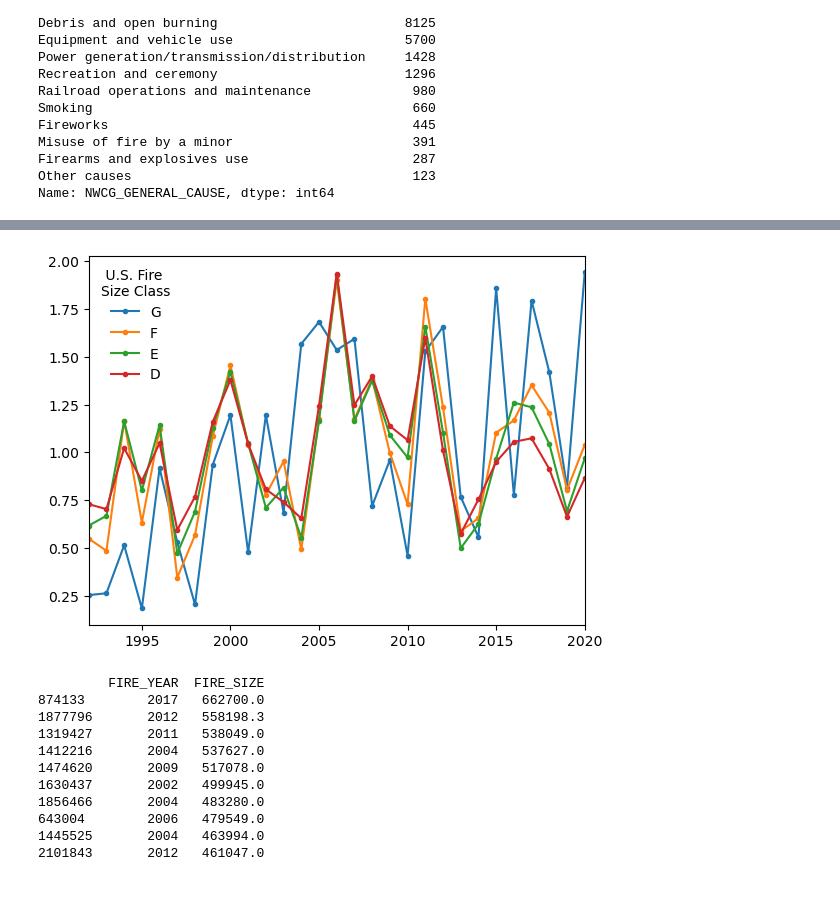
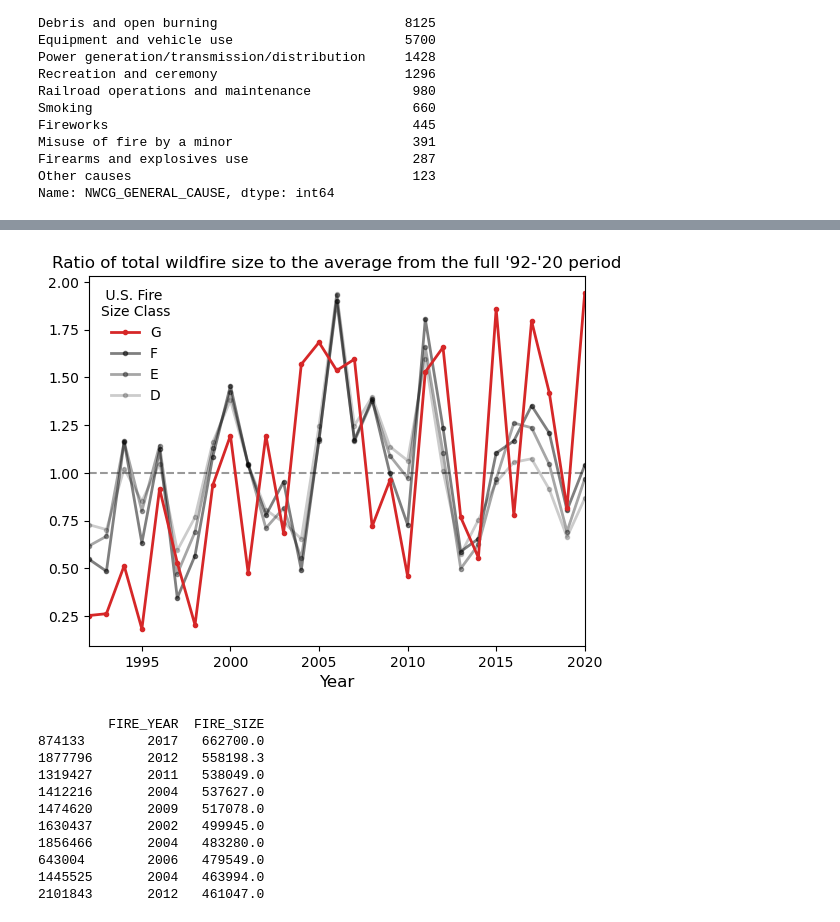
Before and after one commit to rucskajj/Data-Science-Projects, a Jupyter notebook: USWildfires00-20/US_Wildfires_Analysis.ipynb, the cells around one changed output, grey strips where cells are left out. Drawn from its saved outputs; the diff is of its cells as text; code cells hidden in the pictures; blank space fills up the shorter version.

```diff
--- a/USWildfires00-20/US_Wildfires_Analysis.ipynb
+++ b/USWildfires00-20/US_Wildfires_Analysis.ipynb
@@ -121,21 +165,31 @@ plot_firesize_overtime(med_all, mean_all, sum_all, cnt_all)
 # %%
 fig, ax = plt.subplots()
 
 size_classes = sorted(df_lrg['FIRE_SIZE_CLASS'].unique()) # sorted alphabetically
 
+alphas = [1.0,0.5,0.35,0.2]
+colours = ['C3', 'k', 'k', 'k']
+zorders = [1, 0, 0, 0]
+ai = 0
 for sc in np.flip(size_classes):
     df1 = df_lrg.loc[(df_lrg['FIRE_SIZE_CLASS'] == sc),['FIRE_YEAR', 'FIRE_SIZE']]
-    sumfsize = df1.groupby(['FIRE_YEAR'])['FIRE_SIZE'].sum()#.to_numpy()
-    #print(totfiresize)
-    plt.plot(sumfsize/np.mean(sumfsize), '.-',
+    sumfsize = df1.groupby(['FIRE_YEAR'])['FIRE_SIZE'].sum()
+    plt.plot(sumfsize/np.mean(sumfsize), '.-', lw=2,
+             color=colours[ai], alpha=alphas[ai], zorder=zorders[ai],
             label=sc)
+    ai += 1
 
+ax.hlines(1.0, sumfsize.index.min(), sumfsize.index.max(),
+              color="k", ls="--", alpha=0.4, zorder=0)
+
+ax.set_xlabel("Year",fontsize=12)
+#ax.set_ylabel("Sum of wildfire size divided by the mean", fontsize=12)
+ax.set_title("Ratio of total wildfire size to the average from the full '92-'20 period", fontsize=12)
 ax.legend(title=" U.S. Fire\nSize Class",frameon=False)
 ax.set_xlim([sumfsize.index.min(), sumfsize.index.max()])
-#ax.set_xlim([year.min(), year.max()])
 plt.show()
 # %% [output]
-[figure, old version]
+[figure, new version]
 # %%
 lrgfires_00_20 = df_lrg[(df_lrg['FIRE_YEAR'] >= 2000) & (df_lrg['FIRE_YEAR'] < 2020)]
 lrgfires_00_20 = lrgfires_00_20.sort_values(by='FIRE_SIZE', ascending=False).head(n=10)
```
Also changed, not shown: parts of 8 cells of this notebook.
